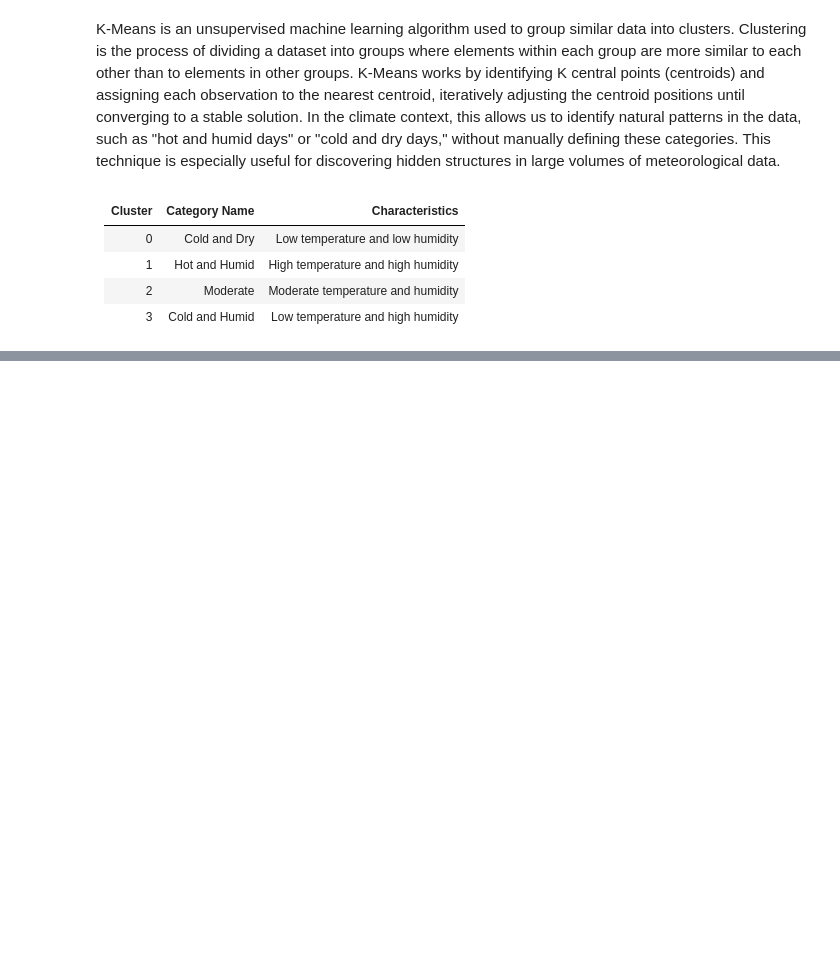
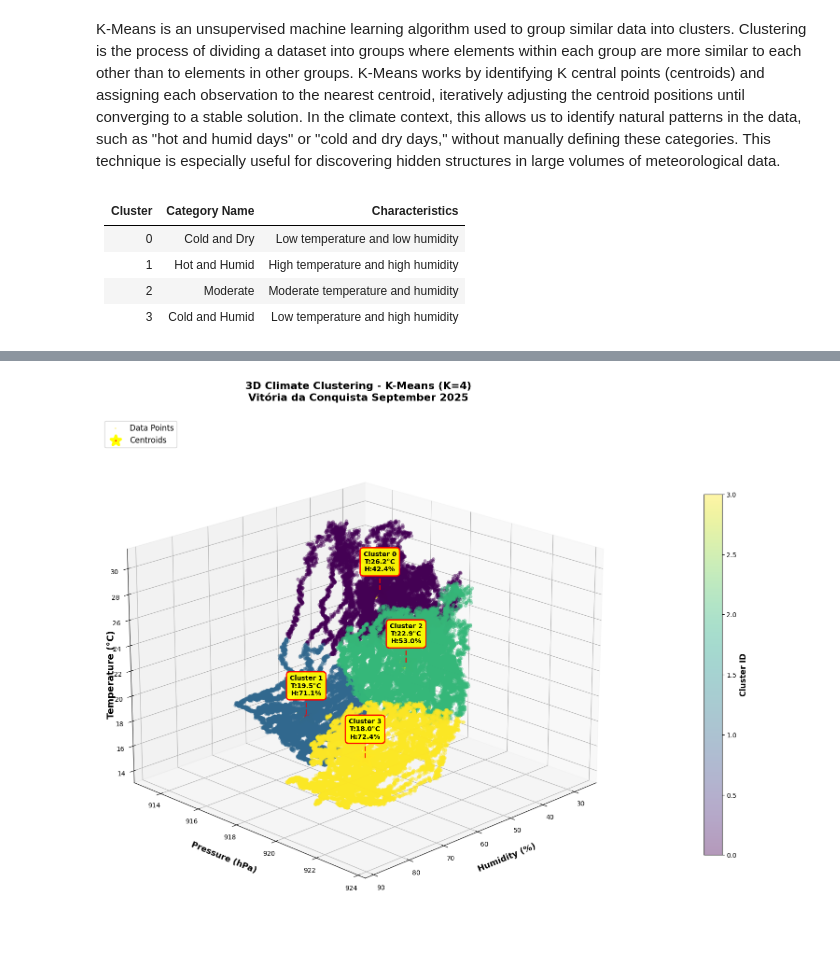
Before and after one commit to JonasSouza871/PolySense-Station-, a Jupyter notebook: Machine_Learning/KMeans_Clustering/Weather_Conditions_KMeans_Clustering.ipynb, the cells around one changed output, grey strips where cells are left out. Drawn from its saved outputs; the diff is of its cells as text; code cells hidden in the pictures; blank space fills up the shorter version.

Commit message:
Add K-Means model results analysis

```diff
--- a/Machine_Learning/KMeans_Clustering/Weather_Conditions_KMeans_Clustering.ipynb
+++ b/Machine_Learning/KMeans_Clustering/Weather_Conditions_KMeans_Clustering.ipynb
@@ -76 +110,10 @@ K-Means is an unsupervised machine learning algorithm used to group similar data
+# %%
+inertias = []
+silhouette_scores = []
+
+for k in range(2, 11) : #tests for number of clusters from 2 to 11
+    kmeans_temp = KMeans(n_clusters=k, random_state=42, n_init=10) #model
+    kmeans_temp.fit(features_scaled) #applies to normalized data
+    inertias.append(kmeans_temp.inertia_) #adds to vector for elbow method from training results
+    silhouette_scores.append(silhouette_score(features_scaled, kmeans_temp.labels_))#adds to silhouette from training data
 # %%
@@ -240,0 +165,10 @@ max          30.35              87.90             923.59
+# %%
+centroids_original = scaler.inverse_transform(kmeans.cluster_centers_)#transforms into temperature the data that was normalized for training
+centroids_df = pd.DataFrame(centroids_original, columns=features_cols) #creates dataframe with centroid points
+centroids_df.index.name = 'Cluster'
+print("\n Cluster characteristics:") #shows the average temperature, average humidity and average pressure of each cluster
+for i in range(n_clusters):
+    print(f"\nCluster {i}:")
+    print(f"  • Average temperature: {centroids_original[i, 0]:.2f}°C")
+    print(f"  • Average humidity: {centroids_original[i, 1]:.2f}%")
+    print(f"  • Average pressure: {centroids_original[i, 2]:.2f} hPa")
@@ -240,0 +193,74 @@ max          30.35              87.90             923.59
+# %%
+from mpl_toolkits.mplot3d import Axes3D #library for 3-dimensional plot
+
+fig = plt.figure(figsize=(16, 12))#graph size
+ax = fig.add_subplot(111, projection='3d')
+#Plot cluster points
+scatter = ax.scatter(df_features['Humidity_Mean_pct'], #humidity points
+                    df_features['Pressure_Mean_hPa'], #pressure points
+                    df_features['Temp_Mean_C'], #temperature points
+                    c=clusters,
+                    cmap='viridis',
+                    s=30,
+                    alpha=0.4,
+                    edgecolors='none',
+                    label='Data Points',
+                    depthshade=False)
+
+#Plot centroids
+centroids_scatter = ax.scatter(centroids_original[:, 1],
+                              centroids_original[:, 2],
+                              centroids_original[:, 0],
+                              c='red',
+                              s=1000,
+                              marker='*',
+                              edgecolors='yellow',
+                              linewidth=4,
+                              label='Centroids',
+                              zorder=1000,
+                              depthshade=False)
+#labels on centroids
+for i in range(n_clusters):
+    x_pos = centroids_original[i, 1]
+    y_pos = centroids_original[i, 2]
+    z_pos = centroids_original[i, 0]
+    ax.text(x_pos, y_pos, z_pos + 1.5,
+           f'Cluster {i}\nT:{z_pos:.1f}°C\nH:{x_pos:.1f}%',
+           fontsize=10,
+           fontweight='bold',
+           color='black',
+           ha='center',
+           bbox=dict(boxstyle='round,pad=0.5', facecolor='yellow',
+                    edgecolor='red', linewidth=2, alpha=0.95),
+           zorder=1001)
+    ax.plot([x_pos, x_pos], [y_pos, y_pos], [z_pos, z_pos + 1.5],
+           color='red', linewidth=2, linestyle='--', alpha=0.8, zorder=999)
+ax.set_xlabel('Humidity (%)', fontsize=13, fontweight='bold', labelpad=15) #x-axis label
+ax.set_ylabel('Pressure (hPa)', fontsize=13, fontweight='bold', labelpad=15) #y-axis label
+
+# Get Z-axis limits
+z_min, z_max = ax.get_zlim()
+x_min, x_max = ax.get_xlim()
+y_min, y_max = ax.get_ylim()
+#place z label (did not fit in the model above)
+ax.text2D(0.02, 0.5, 'Temperature (°C)',
+         transform=ax.transAxes,
+         fontsize=14,
+         fontweight='bold',
+         rotation=90,
+         va='center',
+         ha='center')
+
+# Title
+ax.set_title('3D Climate Clustering - K-Means (K=4)\nVitória da Conquista September 2025',
+            fontsize=16, fontweight='bold', pad=25)
+ax.view_init(elev=20, azim=45) #graph angle
+ax.legend(fontsize=12, loc='upper left', framealpha=0.9, markerscale=0.5)
+cbar = plt.colorbar(scatter, ax=ax, pad=0.12, shrink=0.7) #place for clusters
+cbar.set_label('Cluster ID', fontsize=12, fontweight='bold')
+ax.grid(True, alpha=0.3, linestyle='--')
+
+plt.tight_layout()
+plt.show()
+# %% [output]
+[figure, added]
```
Also changed, not shown: parts of 12 cells of this notebook.
